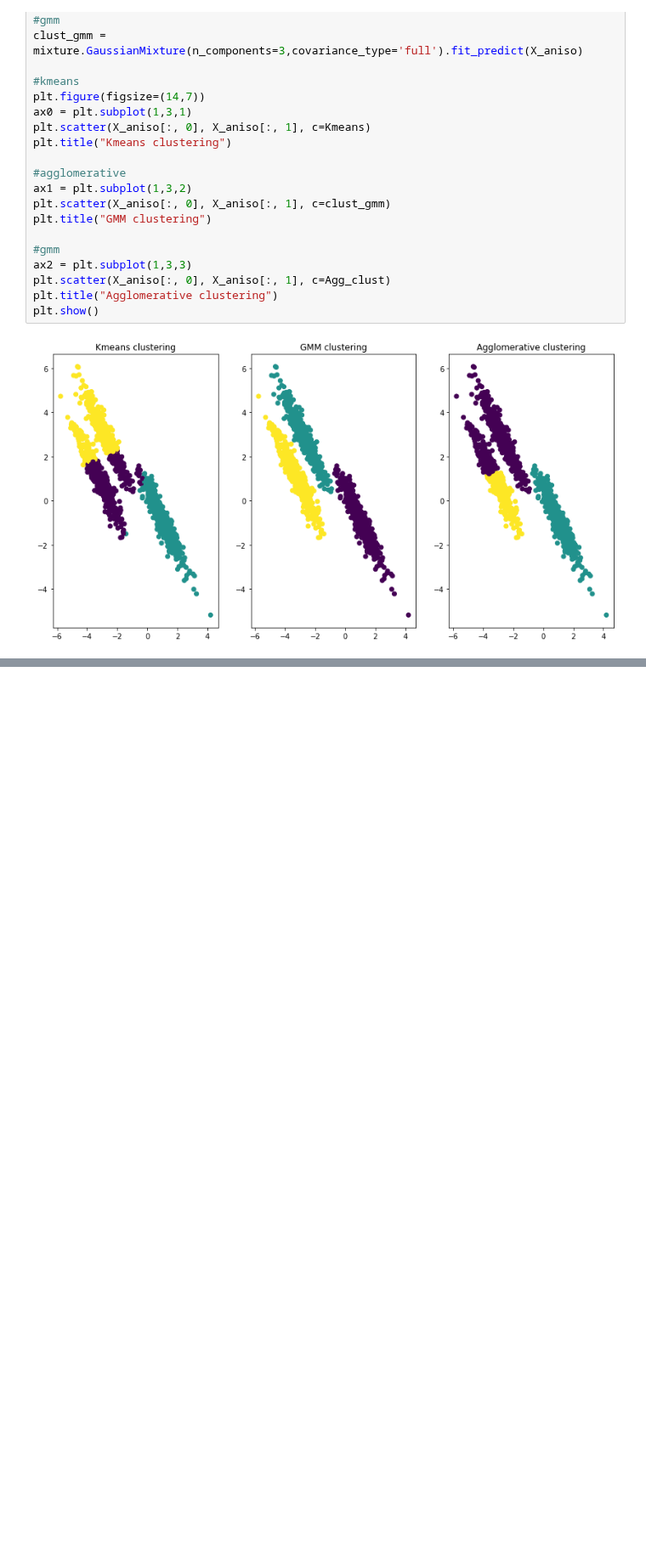
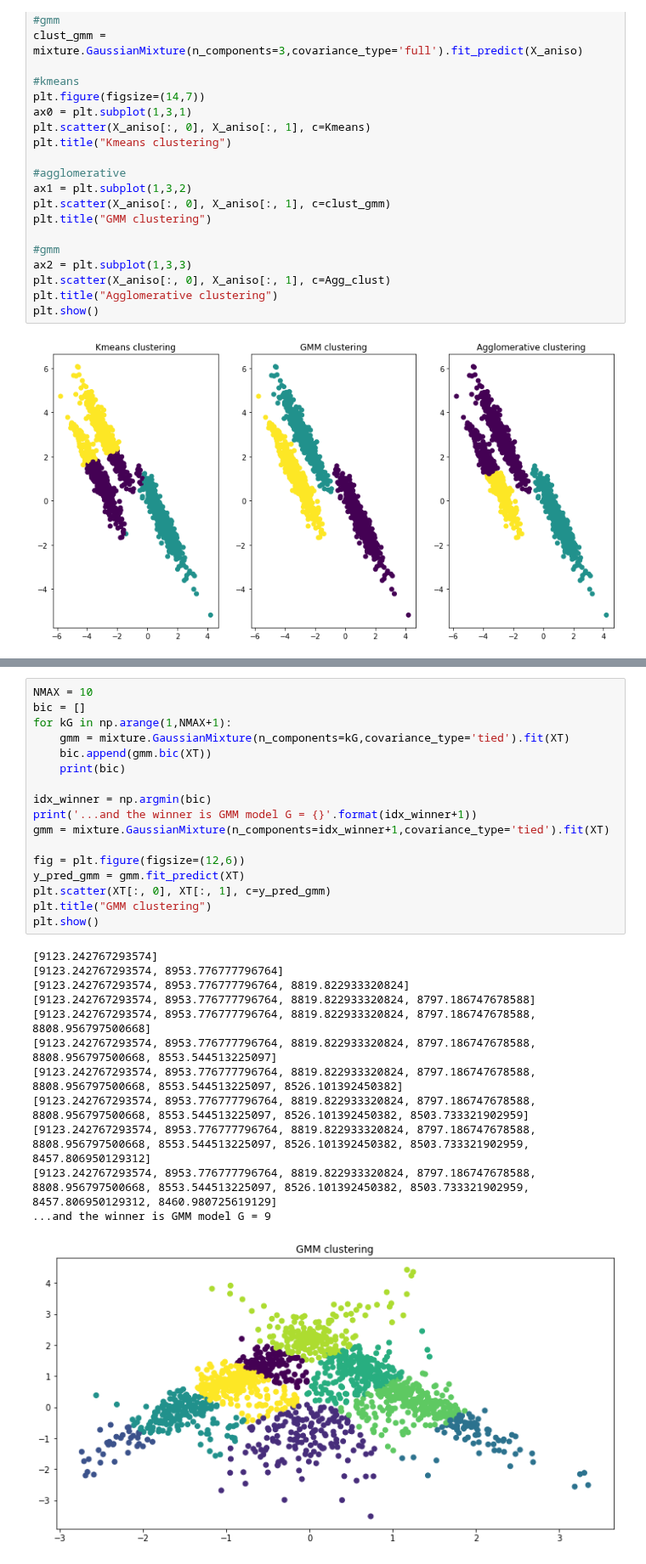
Before and after one commit to raulbenitez/postgrau_IML_exploratory, a Jupyter notebook: CLUSTERING/ejercicio_comparativas/comparar_kmeans_aglo_GMM_Marc_Bonastre.ipynb, the cells around one changed output, grey strips where cells are left out. Shown at 85% size. Drawn from its saved outputs; the diff is of its cells as text; blank space fills up the shorter version.

```diff
--- a/CLUSTERING/ejercicio_comparativas/comparar_kmeans_aglo_GMM_Marc_Bonastre.ipynb
+++ b/CLUSTERING/ejercicio_comparativas/comparar_kmeans_aglo_GMM_Marc_Bonastre.ipynb
@@ -42,0 +133,30 @@ plt.show()
+# %%
+NMAX = 10
+bic = []
+for kG in np.arange(1,NMAX+1):
+    gmm = mixture.GaussianMixture(n_components=kG,covariance_type='tied').fit(XT)
+    bic.append(gmm.bic(XT))
+    print(bic)
+
+idx_winner = np.argmin(bic)
+print('...and the winner is GMM model G = {}'.format(idx_winner+1))
+gmm = mixture.GaussianMixture(n_components=idx_winner+1,covariance_type='tied').fit(XT)
+
+fig = plt.figure(figsize=(12,6))
+y_pred_gmm = gmm.fit_predict(XT)
+plt.scatter(XT[:, 0], XT[:, 1], c=y_pred_gmm)
+plt.title("GMM clustering")
+plt.show()
+# %% [output]
+[9123.242767293574]
+[9123.242767293574, 8953.776777796764]
+[9123.242767293574, 8953.776777796764, 8819.822933320824]
+[9123.242767293574, 8953.776777796764, 8819.822933320824, 8797.186747678588]
+[9123.242767293574, 8953.776777796764, 8819.822933320824, 8797.186747678588, 8808.956797500668]
+[9123.242767293574, 8953.776777796764, 8819.822933320824, 8797.186747678588, 8808.956797500668, 8553.544513225097]
+[9123.242767293574, 8953.776777796764, 8819.822933320824, 8797.186747678588, 8808.956797500668, 8553.544513225097, 8526.101392450382]
+[9123.242767293574, 8953.776777796764, 8819.822933320824, 8797.186747678588, 8808.956797500668, 8553.544513225097, 8526.101392450382, 8503.733321902959]
+[9123.242767293574, 8953.776777796764, 8819.822933320824, 8797.186747678588, 8808.956797500668, 8553.544513225097, 8526.101392450382, 8503.733321902959, 8457.806950129312]
+[9123.242767293574, 8953.776777796764, 8819.822933320824, 8797.186747678588, 8808.956797500668, 8553.544513225097, 8526.101392450382, 8503.733321902959, 8457.806950129312, 8460.980725619129]
+...and the winner is GMM model G = 9
+[figure, added]
```
Also changed, not shown: parts of 6 cells of this notebook.
